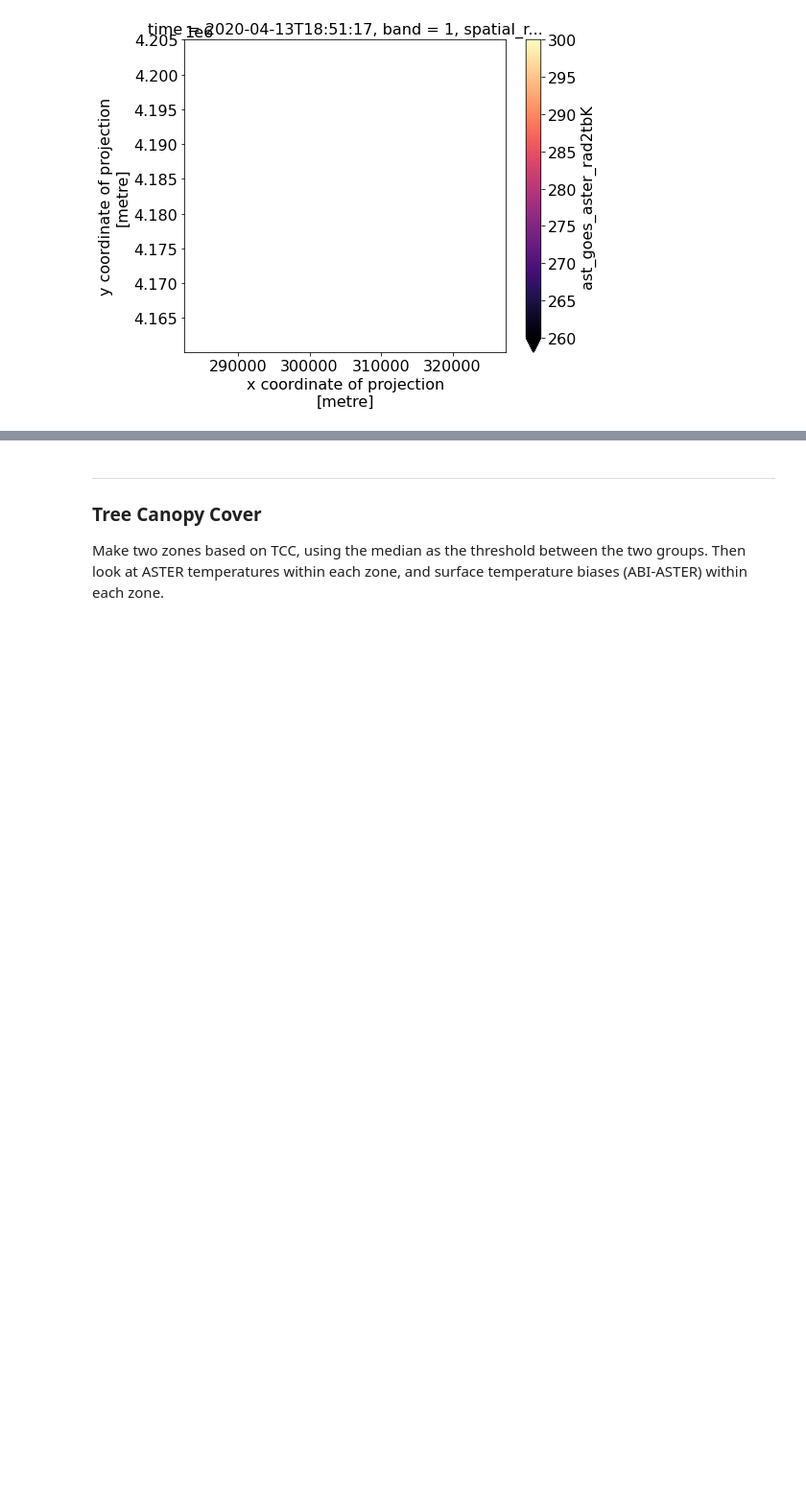
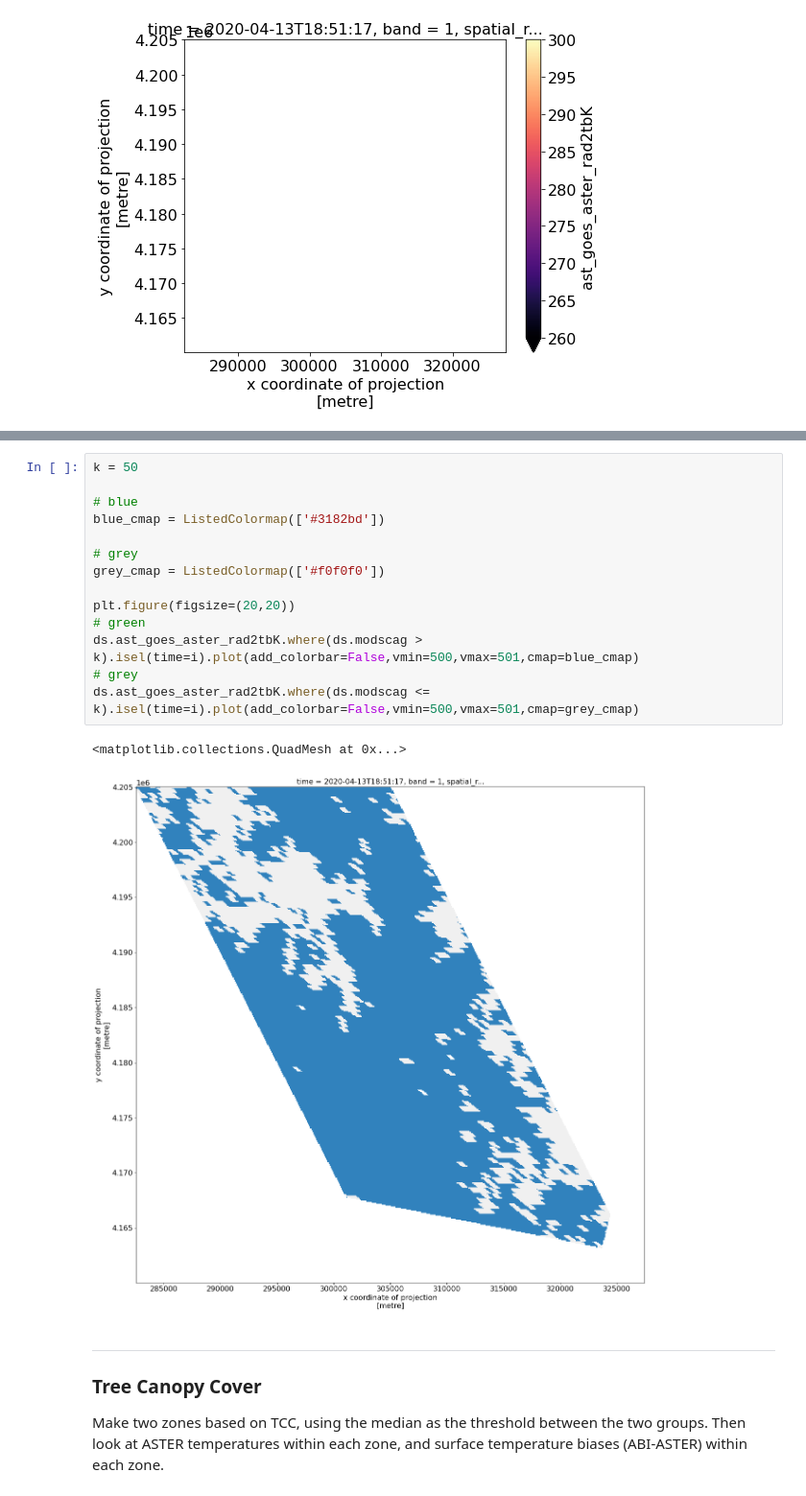
Before and after one commit to spestana/goes-cues, a Jupyter notebook: aster-terrain-boxplots.ipynb, the cells around one changed output, grey strips where cells are left out. Shown at 96% size. Saved outputs shown, nothing was run; the diff lists cells and outputs as text; blank space fills up the shorter version.

```diff
--- a/aster-terrain-boxplots.ipynb
+++ b/aster-terrain-boxplots.ipynb
@@ -189,3 +287,20 @@ fraction of occluded (shaded) area (sun pov) 0.0
+# %%
+k = 50
+
+# blue
+blue_cmap = ListedColormap(['#3182bd'])
+
+# grey
+grey_cmap = ListedColormap(['#f0f0f0'])
+
+plt.figure(figsize=(20,20))
+# green
+ds.ast_goes_aster_rad2tbK.where(ds.modscag > k).isel(time=i).plot(add_colorbar=False,vmin=500,vmax=501,cmap=blue_cmap)
+# grey
+ds.ast_goes_aster_rad2tbK.where(ds.modscag <= k).isel(time=i).plot(add_colorbar=False,vmin=500,vmax=501,cmap=grey_cmap)
+# %% [output]
+<matplotlib.collections.QuadMesh at 0x...>
+[figure, added]
 # %% [markdown]
 ---
 ### Tree Canopy Cover
```
Also changed, not shown: parts of 15 cells of this notebook, 1 other file.
